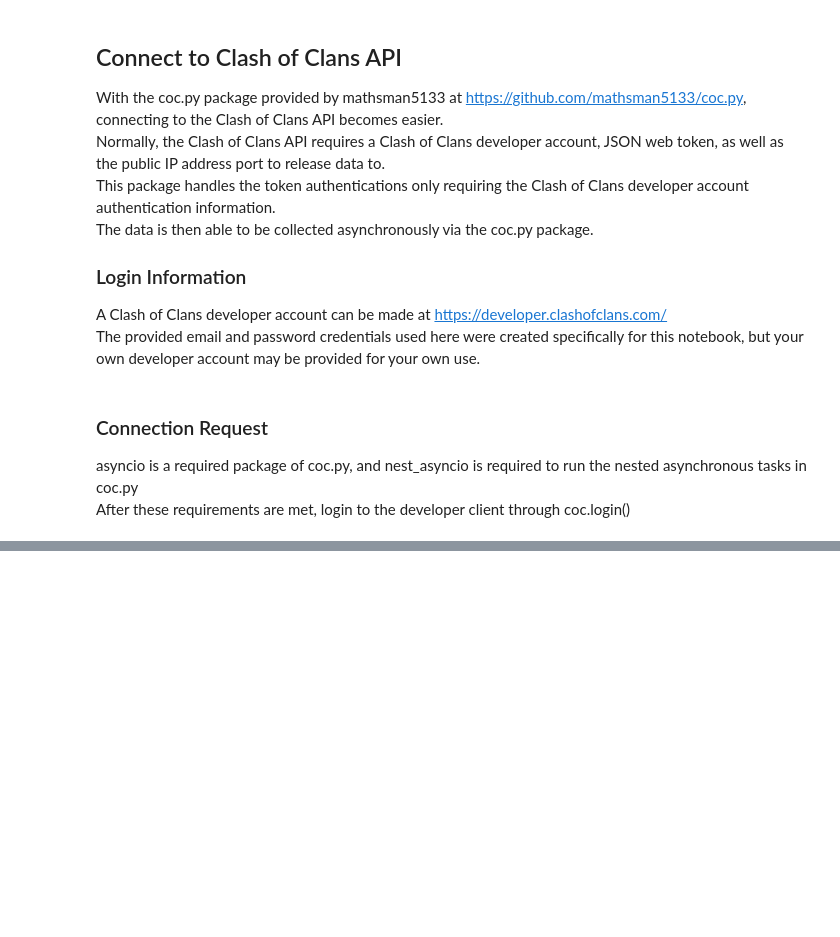
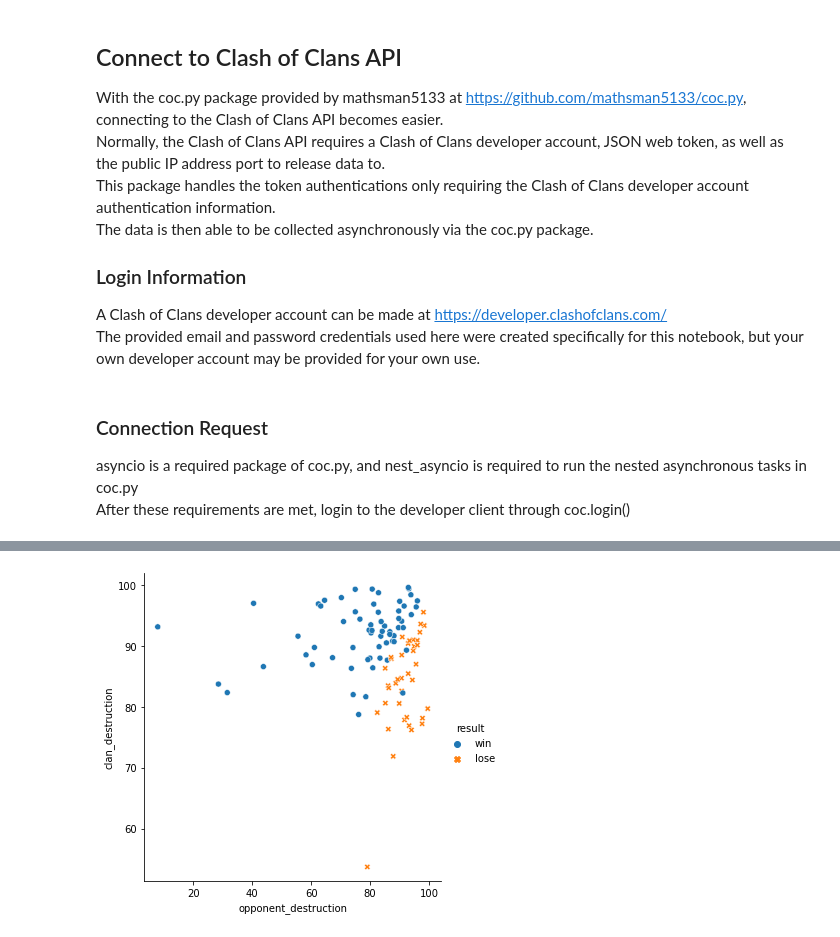
Before and after one commit to gregoryho13/coc-stats, a Jupyter notebook: coc.ipynb, the cells around one changed output, grey strips where cells are left out. Cells and saved outputs as stored; diff of their text form; code cells hidden in the pictures; blank space fills up the shorter version.

```diff
--- a/coc.ipynb
+++ b/coc.ipynb
@@ -292,0 +195,8 @@ pprint.pp(war_log_info)
+# %%
+sns.relplot(
+    data=df[df['team_size'] > 5],
+    x="opponent_destruction", y="clan_destruction",
+    hue="result", style="result",
+);
+# %% [output]
+[figure, added]
```
Also changed, not shown: parts of 28 cells of this notebook, 2 other files.
